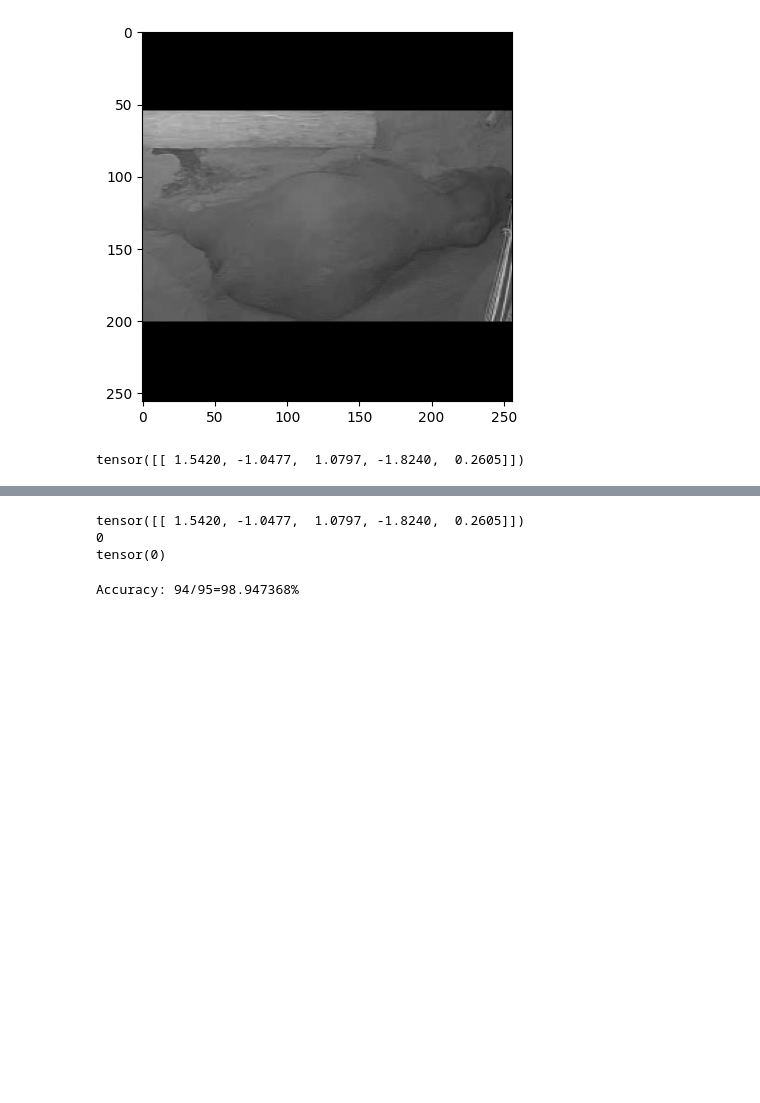
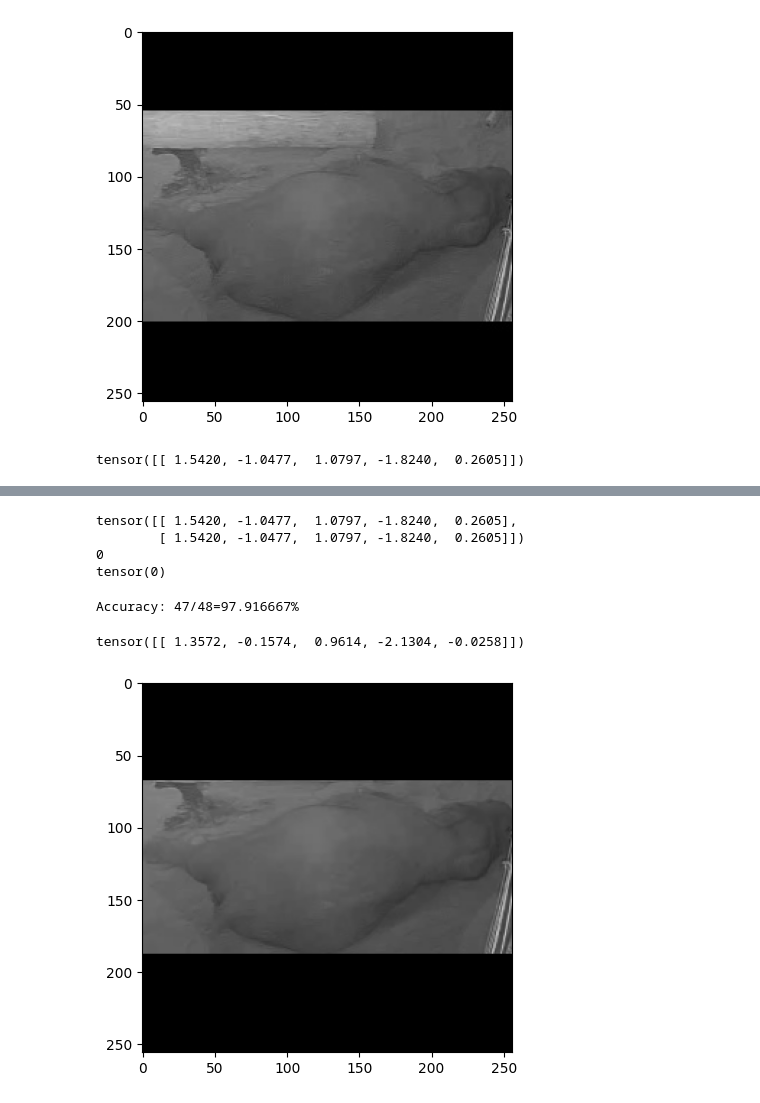
Before and after one commit to plumonito/zoo_vision, a Jupyter notebook: training/identity/identity_playground.ipynb, the cells around one changed output, grey strips where cells are left out. Saved outputs shown, nothing was run; the diff lists cells and outputs as text; code cells hidden in the pictures; blank space fills up the shorter version.

```diff
--- a/training/identity/identity_playground.ipynb
+++ b/training/identity/identity_playground.ipynb
@@ -104,10 +135,12 @@ plt.imshow(im)
 # %%
-result = model.forward(ds_item[torch.newaxis, ...])
+inputs = torch.stack([ds_item, ds_item])
+result = model.forward(inputs)
 print(result)
 print(target)
 print(torch.argmax(result))
 # %% [output]
-tensor([[ 1.5420, -1.0477,  1.0797, -1.8240,  0.2605]])
+tensor([[ 1.5420, -1.0477,  1.0797, -1.8240,  0.2605],
+        [ 1.5420, -1.0477,  1.0797, -1.8240,  0.2605]])
 0
 tensor(0)
 # %%
@@ -115,7 +148,7 @@ from tqdm import tqdm
 
 total = 0
 correct = 0
-for i in tqdm(range(0, len(dataset_test), 100)):
+for i in tqdm(range(0, len(dataset_test), 200)):
     ds_item, target = dataset_test[i]
     result = model.forward(ds_item[torch.newaxis, ...])
     y = torch.argmax(result).item()
@@ -126,4 +159,15 @@ for i in tqdm(range(0, len(dataset_test), 100)):
 accuracy = correct / total
 print(f"Accuracy: {correct}/{total}={accuracy:%}")
 # %% [output]
-Accuracy: 94/95=98.947368%
+Accuracy: 47/48=97.916667%
+# %%
+im = cv2.imread(PROJECT_ROOT / "debug/region0.png")
+im = cv2.cvtColor(im, cv2.COLOR_BGR2RGB)
+plt.imshow(im)
+im_tensor = torch.from_numpy(im.astype(np.float32) / 255).permute([2, 0, 1])[None, ...]
+model.forward(im_tensor)
+# -0.1497  2.8303 -0.9907 -0.6594 -0.9898
+#  1.3874 -0.1803  0.9937 -2.1601 -0.0361
+# %% [output]
+tensor([[ 1.3572, -0.1574,  0.9614, -2.1304, -0.0258]])
+[figure, added]
```
Also changed, not shown: parts of 5 cells of this notebook, 18 other files.
